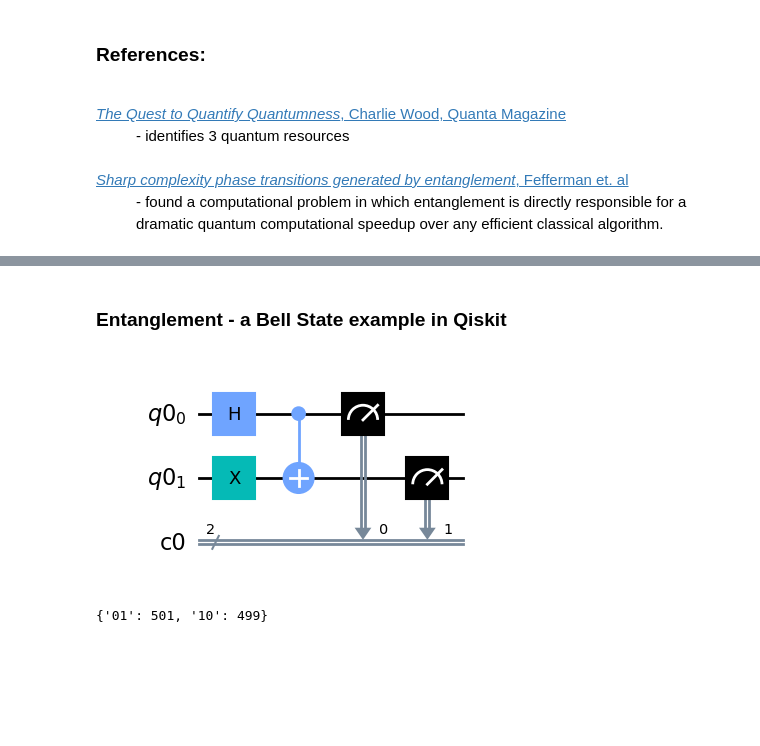
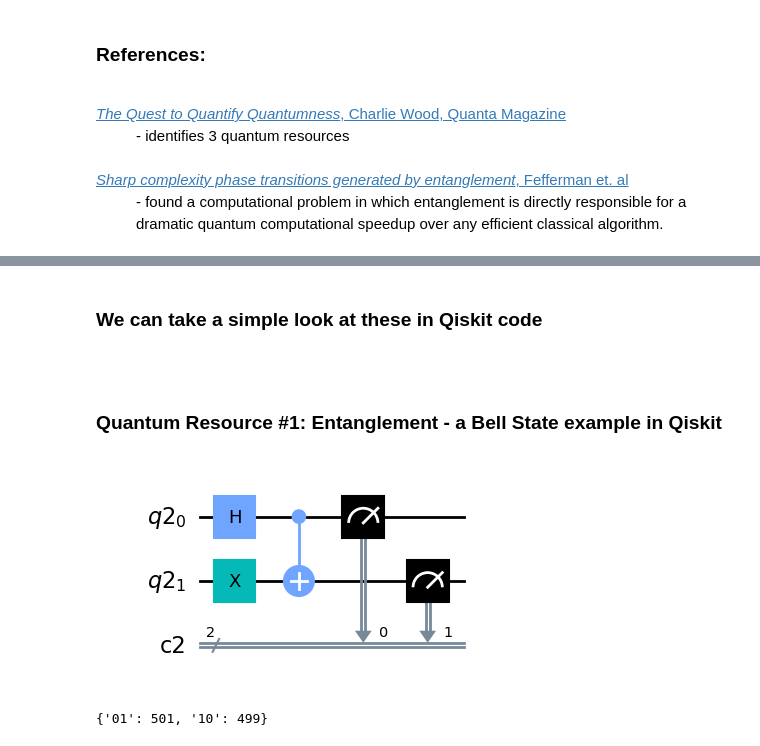
Before and after one commit to SeattleQuantumComputingMeetup/sqcm_challenges, a Jupyter notebook: dec_2023/where_is_the_quantumness_quantifying_quantumness.ipynb, the cells around one changed output, grey strips where cells are left out. Cells and saved outputs as stored; diff of their text form; code cells hidden in the pictures; blank space fills up the shorter version.

```diff
--- a/dec_2023/where_is_the_quantumness_quantifying_quantumness.ipynb
+++ b/dec_2023/where_is_the_quantumness_quantifying_quantumness.ipynb
@@ -26,3 +126,7 @@
+# %% [markdown]
+### We can take a simple look at these in Qiskit code
+
+<br>
 # %%
 import numpy as np
 from qiskit import Aer, BasicAer, ClassicalRegister, QuantumCircuit, QuantumRegister
@@ -29,23 +137,22 @@ from qiskit import Aer, BasicAer, ClassicalRegister, QuantumCircuit, QuantumRegi
 # %% [markdown]
-<H3>Entanglement - a Bell State example in Qiskit</H3>
+<H3>Quantum Resource #1: Entanglement - a Bell State example in Qiskit</H3>
 # %%
-qc = QuantumCircuit(6, 6)
 num_qubits = 2
 num_cl_bits = 2
 
 qr = QuantumRegister(num_qubits)
 cr = ClassicalRegister(num_cl_bits)
 
 qc = QuantumCircuit(qr, cr)
 
 qc.h(0)
 qc.x(1)
 qc.cnot(0,1)
 
 qc.measure(qr, cr)
 qc.draw("mpl")
 # %% [output]
-[figure, old version]
+[figure, new version]
 # %%
 simulator = Aer.get_backend('aer_simulator')
 result = simulator.run(qc, shots=1000).result()
```
Also changed, not shown: parts of 40 cells of this notebook, 1 other file.
